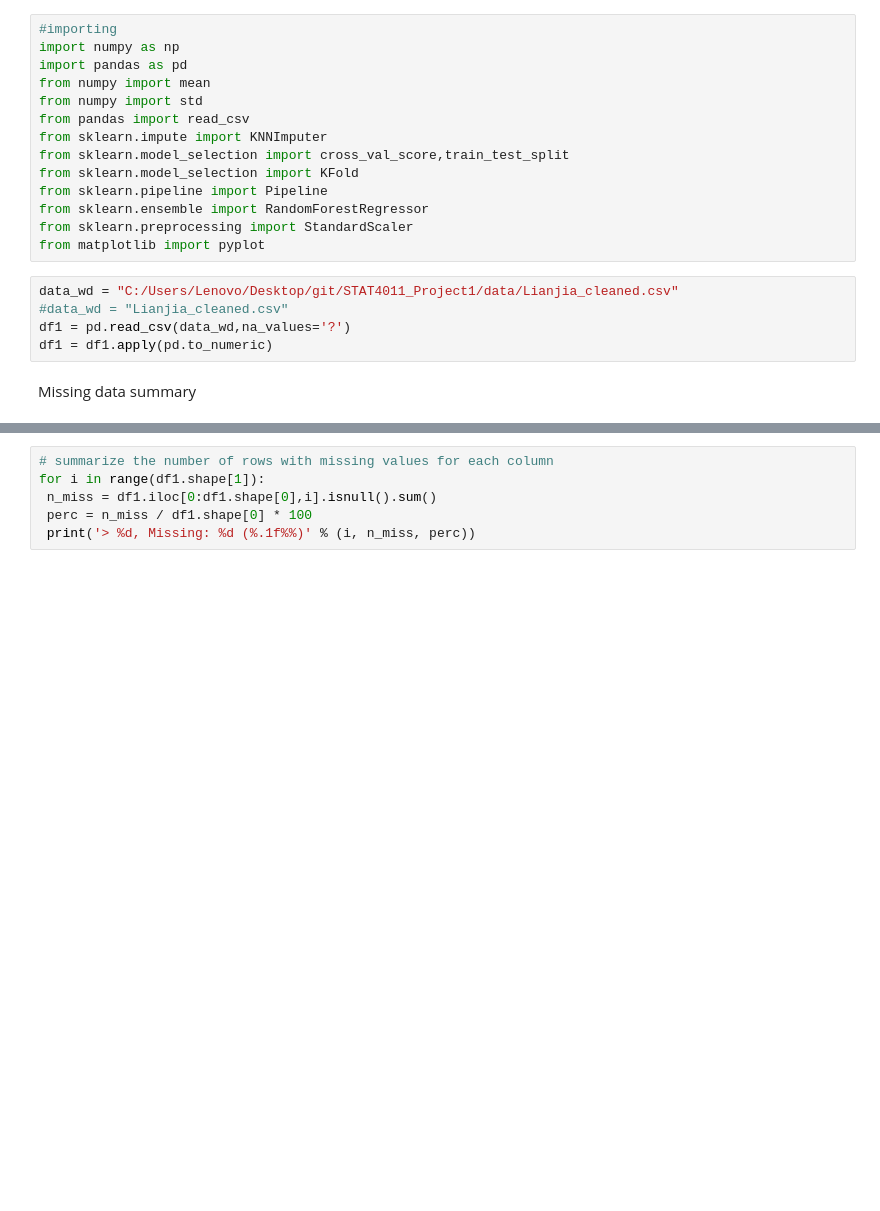
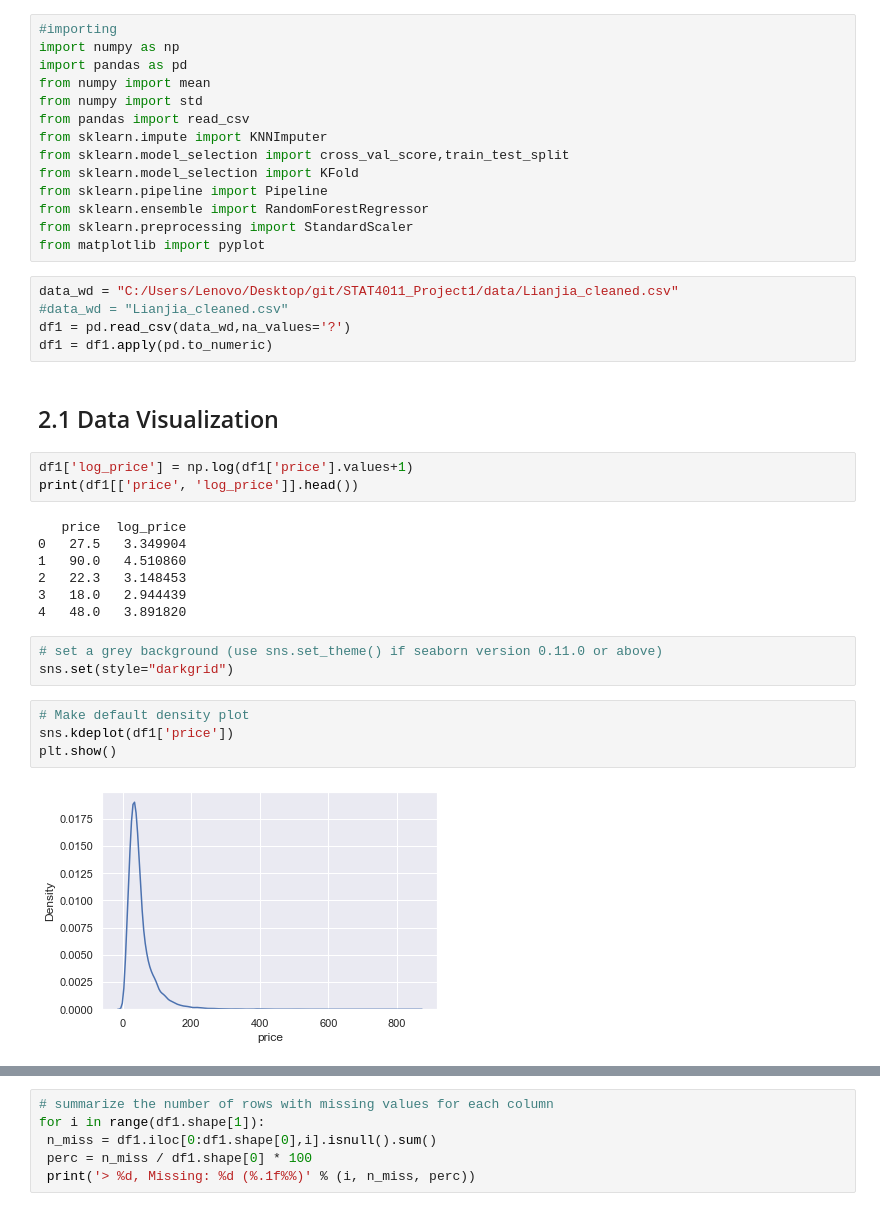
Before and after one commit to hyj55/STAT4011_Project1, a Jupyter notebook: code/data_preprocessing.ipynb, the cells around one changed output, grey strips where cells are left out. Saved outputs shown, nothing was run; the diff lists cells and outputs as text; blank space fills up the shorter version.

```diff
--- a/code/data_preprocessing.ipynb
+++ b/code/data_preprocessing.ipynb
@@ -651,5 +651,24 @@ data_wd = "C:/Users/Lenovo/Desktop/git/STAT4011_Project1/data/Lianjia_cleaned.cs
 #data_wd = "Lianjia_cleaned.csv"
 df1 = pd.read_csv(data_wd,na_values='?')
 df1 = df1.apply(pd.to_numeric)
-# %% [markdown]
-Missing data summary
+# %% [markdown]
+## 2.1 Data Visualization
+# %%
+df1['log_price'] = np.log(df1['price'].values+1)
+print(df1[['price', 'log_price']].head())
+# %% [output]
+   price  log_price
+0   27.5   3.349904
+1   90.0   4.510860
+2   22.3   3.148453
+3   18.0   2.944439
+4   48.0   3.891820
+# %%
+# set a grey background (use sns.set_theme() if seaborn version 0.11.0 or above)
+sns.set(style="darkgrid")
+# %%
+# Make default density plot
+sns.kdeplot(df1['price'])
+plt.show()
+# %% [output]
+[figure, added]
```
Also changed, not shown: parts of 11 cells of this notebook.
